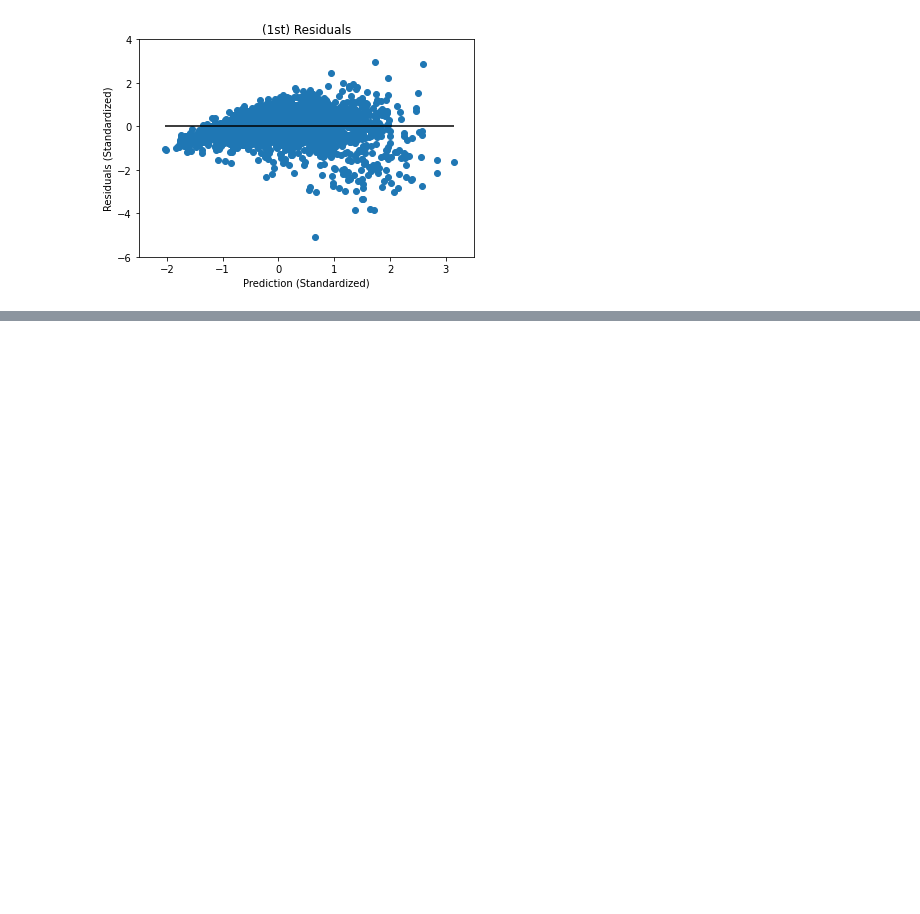
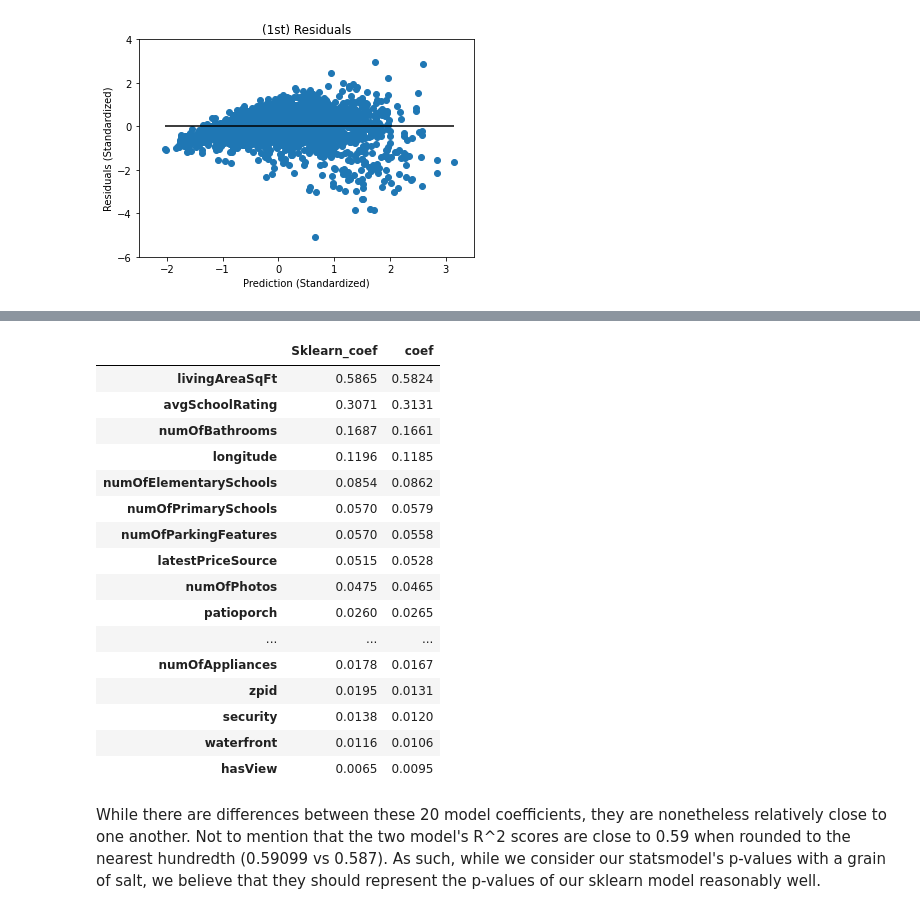
Before and after one commit to dianahandler/Final_Module20_Group3, a Jupyter notebook: Austin-Sklearn-Demo_chk.ipynb, the cells around one changed output, grey strips where cells are left out. Cells and saved outputs as stored; diff of their text form; code cells hidden in the pictures; blank space fills up the shorter version.

Commit message:
Added p-value calculations and other changes

```diff
--- a/Austin-Sklearn-Demo_chk.ipynb
+++ b/Austin-Sklearn-Demo_chk.ipynb
@@ -439,0 +510,5 @@ Error Figures: MSE = 0.40015, RMSE = 0.63257, MAE = 0.44523
+# %%
+results_as_html = results.tables[1].as_html()
+pd_re = pd.read_html(results_as_html, header=0, index_col=0)[0]
+print("Features With Highest P-values:")
+pd_re.sort_values(by=['P>|t|'], ascending=False)['P>|t|'].head(11)
@@ -439,0 +529,29 @@ Error Figures: MSE = 0.40015, RMSE = 0.63257, MAE = 0.44523
+# %%
+## We'll add our sklearn coefficients from 'coeff_T' to the dataframe.
+pd_re['Sklearn_coef'] = coeff_T
+## Then we'll format all floating numbers to 4 decimal places.
+## https://www.geeksforgeeks.org/formatting-integer-column-of-dataframe-in-pandas/
+pd.options.display.float_format = '{:.4f}'.format
+## We'll compare coefficients, to uncover any noticeable differences between
+## our sklearn and statsmodel regression models.
+pd_re[['Sklearn_coef', 'coef']].sort_values(by='coef', ascending=False).head(20)
+# %% [output]
+|  | Sklearn_coef | coef |
+| livingAreaSqFt | 0.5865 | 0.5824 |
+| avgSchoolRating | 0.3071 | 0.3131 |
+| numOfBathrooms | 0.1687 | 0.1661 |
+| longitude | 0.1196 | 0.1185 |
+| numOfElementarySchools | 0.0854 | 0.0862 |
+| numOfPrimarySchools | 0.0570 | 0.0579 |
+| numOfParkingFeatures | 0.0570 | 0.0558 |
+| latestPriceSource | 0.0515 | 0.0528 |
+| numOfPhotos | 0.0475 | 0.0465 |
+| patioporch | 0.0260 | 0.0265 |
+| ... | ... | ... |
+| numOfAppliances | 0.0178 | 0.0167 |
+| zpid | 0.0195 | 0.0131 |
+| security | 0.0138 | 0.0120 |
+| waterfront | 0.0116 | 0.0106 |
+| hasView | 0.0065 | 0.0095 |
+# %% [markdown]
+While there are differences between these 20 model coefficients, they are nonetheless relatively close to one another. Not to mention that the two model's R^2 scores are close to 0.59 when rounded to the nearest hundredth (0.59099 vs 0.587). As such, while we consider our statsmodel's p-values with a grain of salt, we believe that they should represent the p-values of our sklearn model reasonably well.
```
Also changed, not shown: parts of 9 cells of this notebook.
